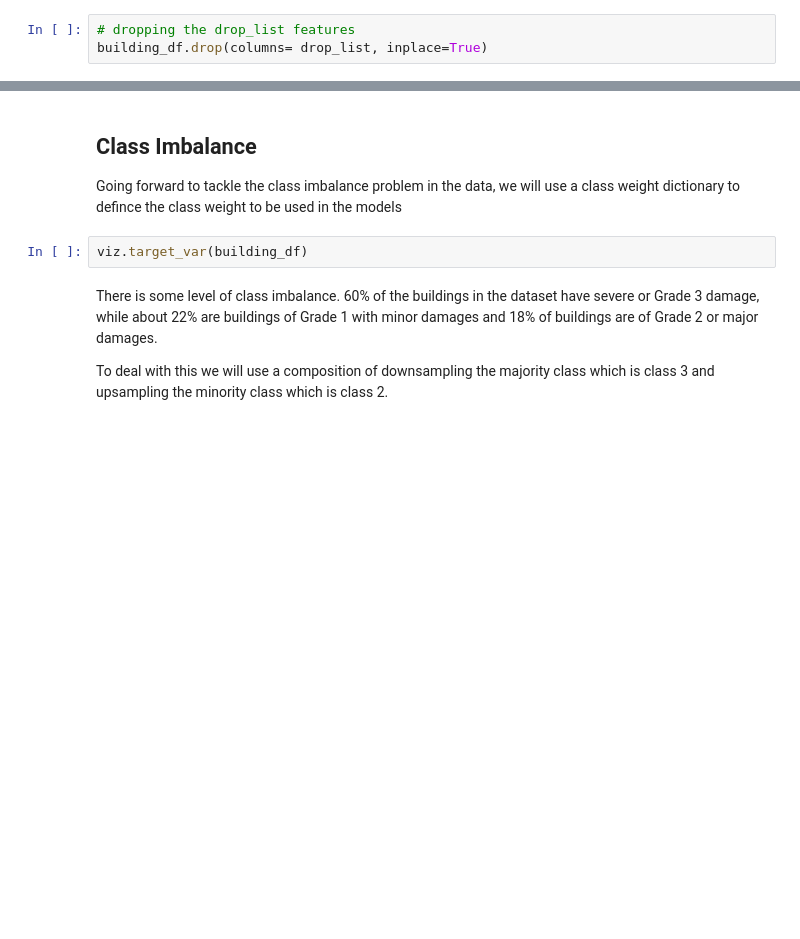
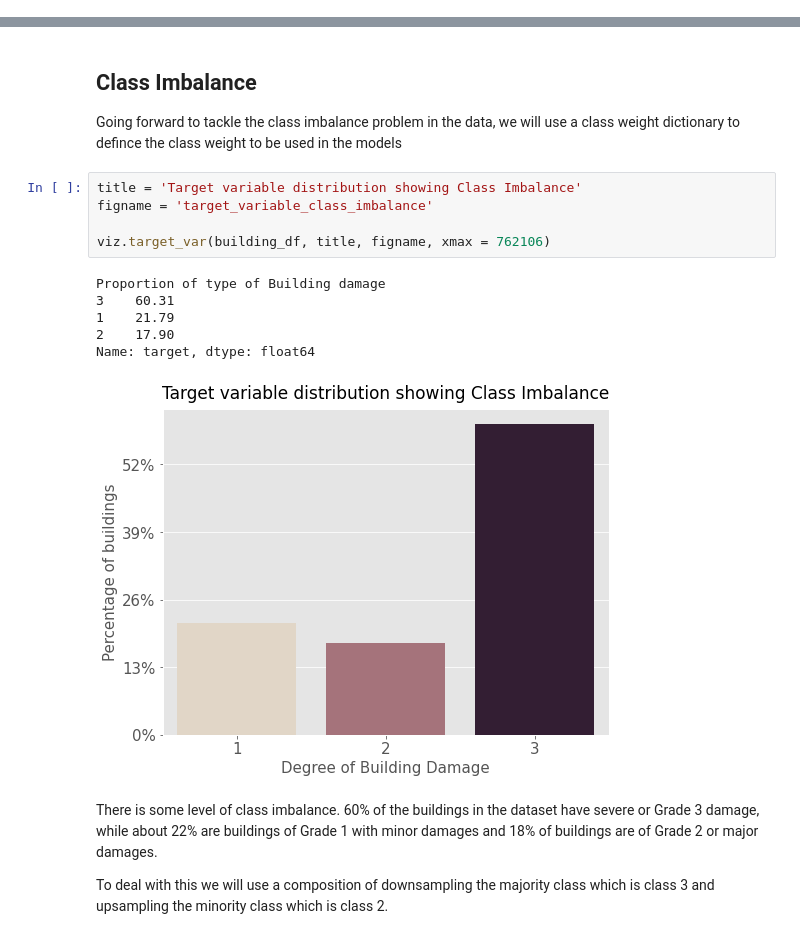
Before and after one commit to Yeshi341/structural_damage_from_earthquake, a Jupyter notebook: predicting_building_damage.ipynb, the cells around one changed output, grey strips where cells are left out. Drawn from its saved outputs; the diff is of its cells as text; blank space fills up the shorter version.

```diff
--- a/predicting_building_damage.ipynb
+++ b/predicting_building_damage.ipynb
@@ -509,5 +511,2 @@ drop_list= ['ward_id', 'land_surface_condition', 'foundation_type',
-# %%
-# dropping the drop_list features
-building_df.drop(columns= drop_list, inplace=True)
 # %%
 #defining the dataframes to be concatenated and confirming appropriate shape
@@ -543,8 +572,18 @@ print(y_test.value_counts(normalize = True))
 # %% [markdown]
 ## Class Imbalance
 Going forward to tackle the class imbalance problem in the data, we will use a class weight dictionary to defince the class weight to be used in the models
-# %%
-viz.target_var(building_df)
+# %%
+title = 'Target variable distribution showing Class Imbalance'
+figname = 'target_variable_class_imbalance'
+
+viz.target_var(building_df, title, figname, xmax = 762106)
+# %% [output]
+Proportion of type of Building damage
+3    60.31
+1    21.79
+2    17.90
+Name: target, dtype: float64
+[figure, added]
 # %% [markdown]
 There is some level of class imbalance. 60% of the buildings in the dataset have severe or Grade 3 damage, while about 22% are buildings of Grade 1 with minor damages and 18% of buildings are of Grade 2 or major damages.
 
```
Also changed, not shown: parts of 27 cells of this notebook, 8 other files.
